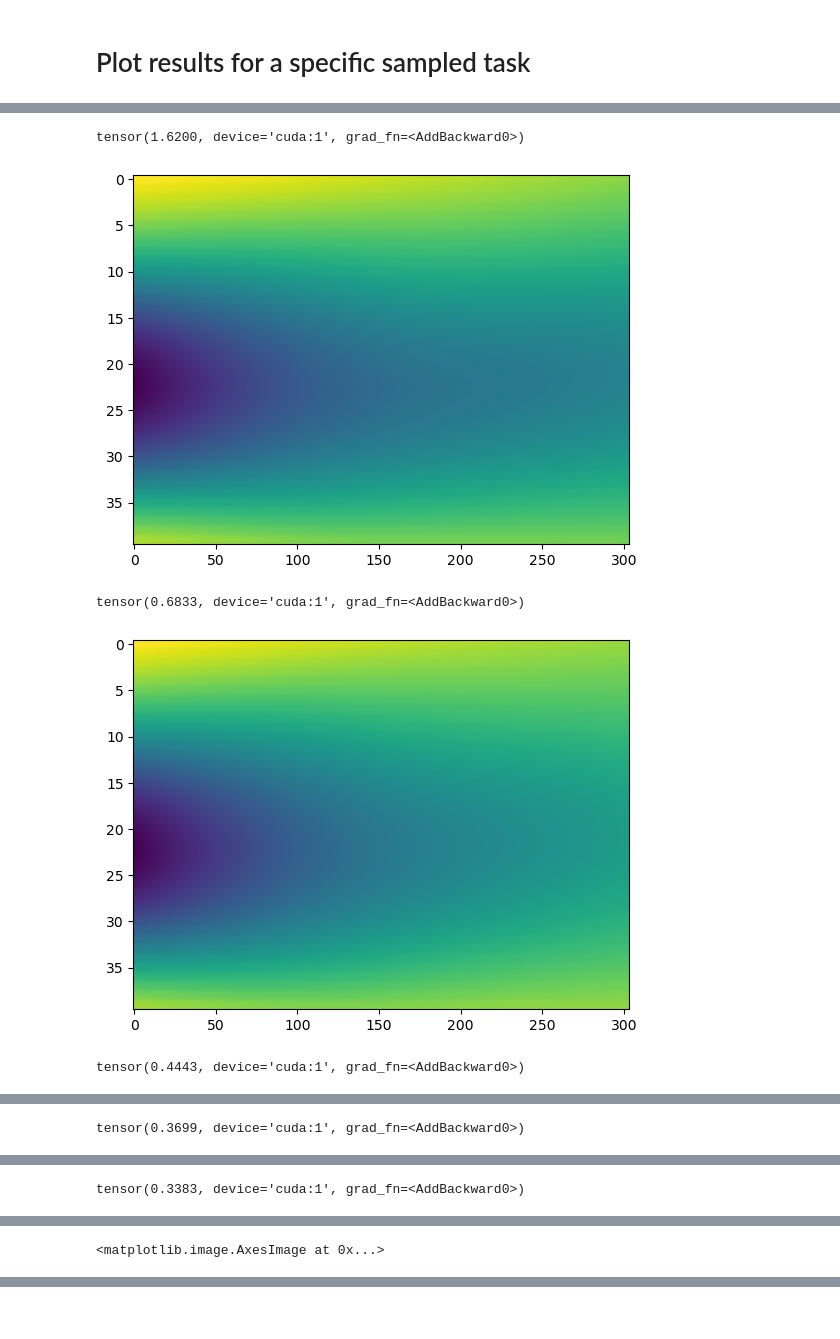
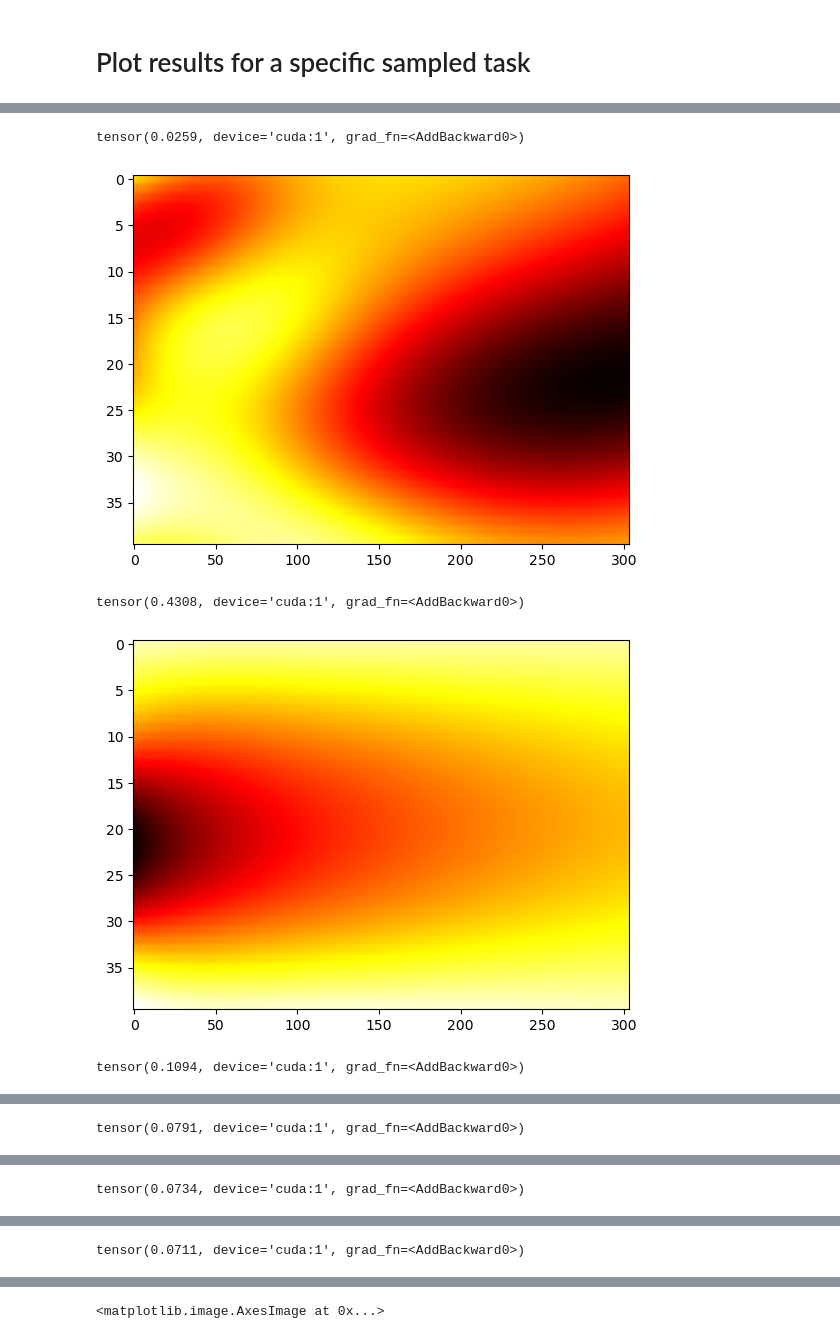
Before and after one commit to PastaAddict/ECE-GY-7123-Project, a Jupyter notebook: examples/heat.ipynb, the cells around one changed output, grey strips where cells are left out. Saved outputs shown, nothing was run; the diff lists cells and outputs as text; code cells hidden in the pictures.

```diff
--- a/examples/heat.ipynb
+++ b/examples/heat.ipynb
@@ -161,31 +151,36 @@ np.abs(u_true-u_pred).mean()
 # %%
 x_r = torch.linspace(0,1,40).reshape(-1,1)
 
 poly = test_sources.sample_task()
 f_r = lambda x: chebval3d(x,np.zeros(x.shape),np.zeros(x.shape),poly.coefficients)*np.sin(x*np.pi)
 u_true, t_r= HeatSolver(f_r, x_r.numpy(), t_max=1, alpha=0.1)
 
 x = torch.cartesian_prod(torch.linspace(0,1,20),torch.zeros(1))
 f = chebval3d(x[:,0],np.zeros(x[:,0].shape),np.zeros(x[:,0].shape),poly.coefficients)
 task = [x.numpy(),f]
 
 learner = maml.clone()
 for i in range(adaptation_steps):
+    u_pred = learner(torch.cartesian_prod(x_r.flatten(),torch.from_numpy(t_r).float()).to(dev)).cpu().detach().numpy()
+    u_pred = u_pred.reshape(u_true[0].shape)
+    print(evaluation_loss)
+    plt.imshow(u_pred, aspect='auto', cmap = 'hot')
+    plt.show()
     evaluation_loss = fast_adapt_heat(task,
                                 boundary,
                                 learner,
                                 1,
                                 dev,
                                 residue)
-    u_pred = learner(torch.cartesian_prod(x_r.flatten(),torch.from_numpy(t_r).float()).to(dev)).cpu().detach().numpy()
-    u_pred = u_pred.reshape(u_true[0].shape)
-    print(evaluation_loss)
-    plt.imshow(u_pred, aspect='auto')
-    plt.show()
+u_pred = learner(torch.cartesian_prod(x_r.flatten(),torch.from_numpy(t_r).float()).to(dev)).cpu().detach().numpy()
+u_pred = u_pred.reshape(u_true[0].shape)
+print(evaluation_loss)
+plt.imshow(u_pred, aspect='auto')
+plt.show()
 plt.imshow(u_true[0], aspect='auto')
 # %% [output]
-tensor(1.6200, device='cuda:1', grad_fn=<AddBackward0>)
+tensor(0.0259, device='cuda:1', grad_fn=<AddBackward0>)
-[figure, old version]
+[figure, new version]
-tensor(0.6833, device='cuda:1', grad_fn=<AddBackward0>)
+tensor(0.4308, device='cuda:1', grad_fn=<AddBackward0>)
-[figure, old version]
+[figure, new version]
-tensor(0.4443, device='cuda:1', grad_fn=<AddBackward0>)
+tensor(0.1094, device='cuda:1', grad_fn=<AddBackward0>)
@@ -193 +188 @@ tensor(0.4443, device='cuda:1', grad_fn=<AddBackward0>)
-tensor(0.3699, device='cuda:1', grad_fn=<AddBackward0>)
+tensor(0.0791, device='cuda:1', grad_fn=<AddBackward0>)
@@ -195 +190 @@ tensor(0.3699, device='cuda:1', grad_fn=<AddBackward0>)
-tensor(0.3383, device='cuda:1', grad_fn=<AddBackward0>)
+tensor(0.0734, device='cuda:1', grad_fn=<AddBackward0>)
@@ -197 +192 @@ tensor(0.3383, device='cuda:1', grad_fn=<AddBackward0>)
-<matplotlib.image.AxesImage at 0x...>
+tensor(0.0711, device='cuda:1', grad_fn=<AddBackward0>)
@@ -198,0 +194 @@ tensor(0.3383, device='cuda:1', grad_fn=<AddBackward0>)
+<matplotlib.image.AxesImage at 0x...>
```
Also changed, not shown: parts of 7 cells of this notebook, 3 other files.
